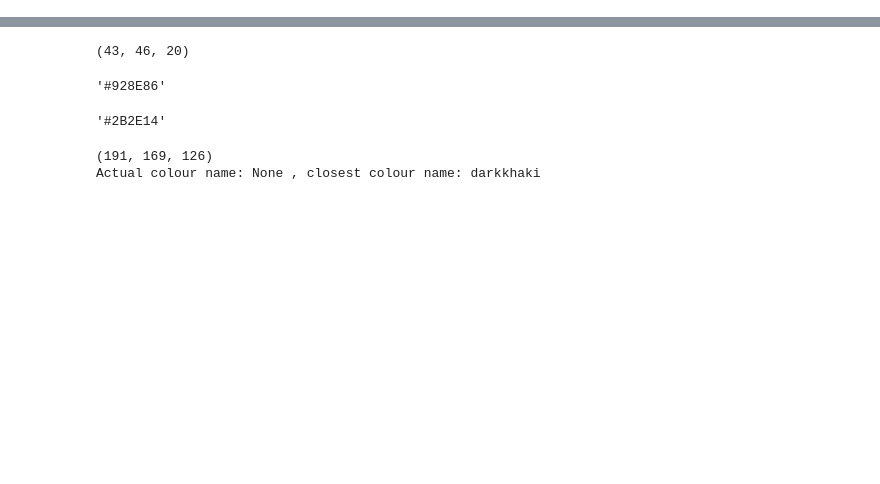
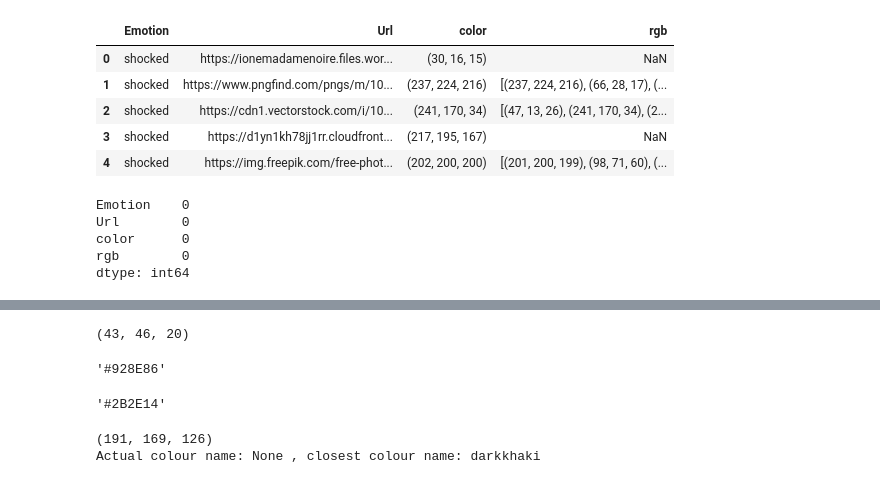
Before and after one commit to Rawanalmobarak/-Emotions-Evoked-from-Colors-of-Paintings-Art-Emotions, a Jupyter notebook: dominant_color.ipynb, the cells around one changed output, grey strips where cells are left out. Drawn from its saved outputs; the diff is of its cells as text; code cells hidden in the pictures; blank space fills up the shorter version.

```diff
--- a/dominant_color.ipynb
+++ b/dominant_color.ipynb
@@ -52,0 +41,10 @@ df.head()
+# %%
+df_emotion1 = pd.read_csv("data/part_emotion_data.csv")
+df_emotion1.head()
+# %% [output]
+|  | Emotion | Url | color | rgb |
+| 0 | shocked | https://ionemadamenoire.files.wor... | (30, 16, 15) | NaN |
+| 1 | shocked | https://www.pngfind.com/pngs/m/10... | (237, 224, 216) | [(237, 224, 216), (66, 28, 17), (... |
+| 2 | shocked | https://cdn1.vectorstock.com/i/10... | (241, 170, 34) | [(47, 13, 26), (241, 170, 34), (2... |
+| 3 | shocked | https://d1yn1kh78jj1rr.cloudfront... | (217, 195, 167) | NaN |
+| 4 | shocked | https://img.freepik.com/free-phot... | (202, 200, 200) | [(201, 200, 199), (98, 71, 60), (... |
@@ -52,0 +55,8 @@ df.head()
+# %%
+df_emotion1.isnull().sum()
+# %% [output]
+Emotion    0
+Url        0
+color      0
+rgb        0
+dtype: int64
```
Also changed, not shown: parts of 41 cells of this notebook, 10 other files.
